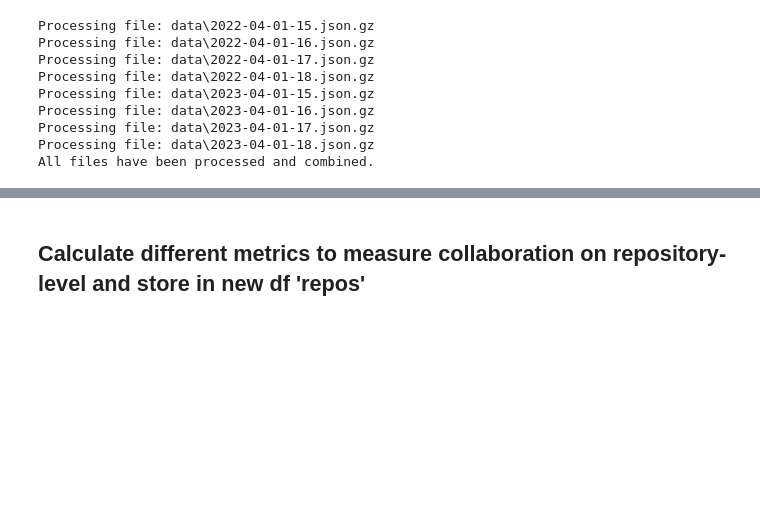
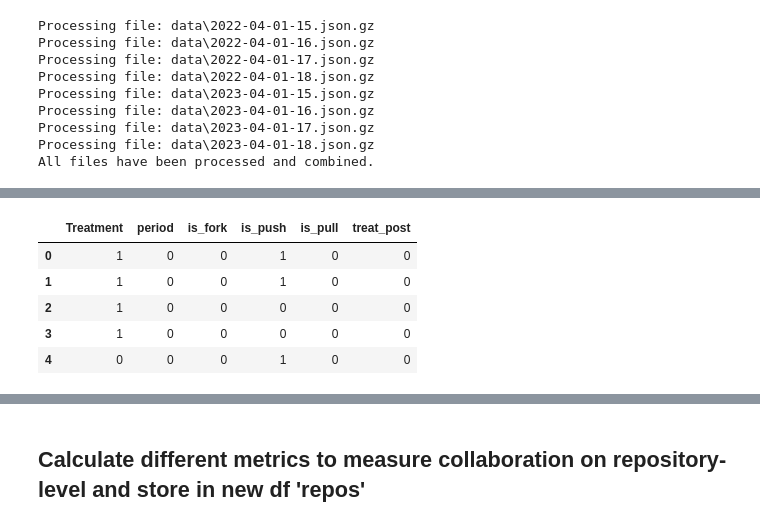
Before and after one commit to Nik-mundt/Work_Project, a Jupyter notebook: Collaboration_Variable.ipynb, the cells around one changed output, grey strips where cells are left out. Saved outputs shown, nothing was run; the diff lists cells and outputs as text; code cells hidden in the pictures; blank space fills up the shorter version.

```diff
--- a/Collaboration_Variable.ipynb
+++ b/Collaboration_Variable.ipynb
@@ -252,0 +287,9 @@ See the caveats in the documentation: https://pandas.pydata.org/pandas-docs/stab
+# %%
+panel.head()
+# %% [output]
+|  | Treatment | period | is_fork | is_push | is_pull | treat_post |
+| 0 | 1 | 0 | 0 | 1 | 0 | 0 |
+| 1 | 1 | 0 | 0 | 1 | 0 | 0 |
+| 2 | 1 | 0 | 0 | 0 | 0 | 0 |
+| 3 | 1 | 0 | 0 | 0 | 0 | 0 |
+| 4 | 0 | 0 | 0 | 1 | 0 | 0 |
```
Also changed, not shown: parts of 38 cells of this notebook.
